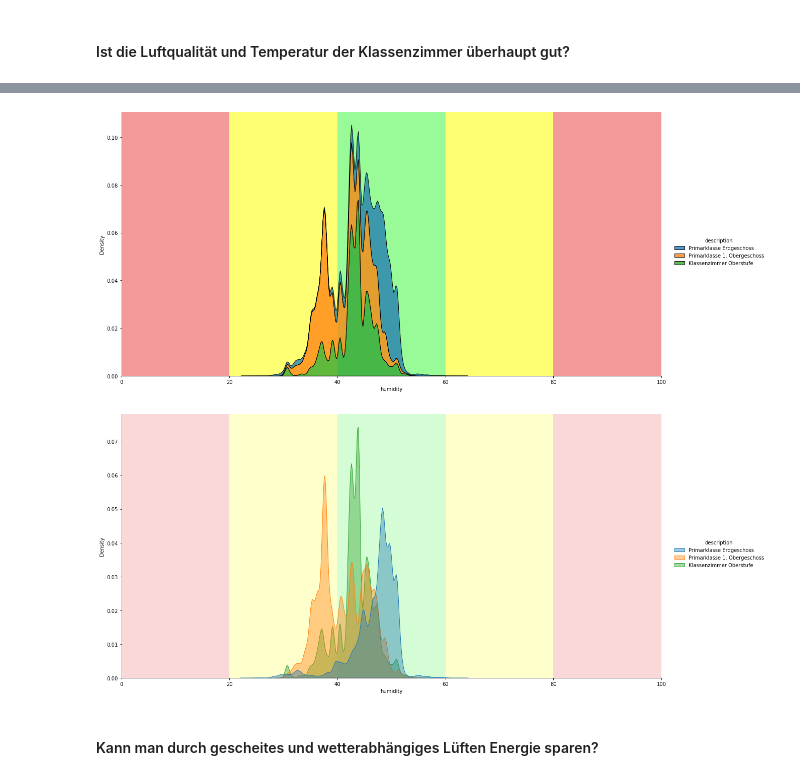
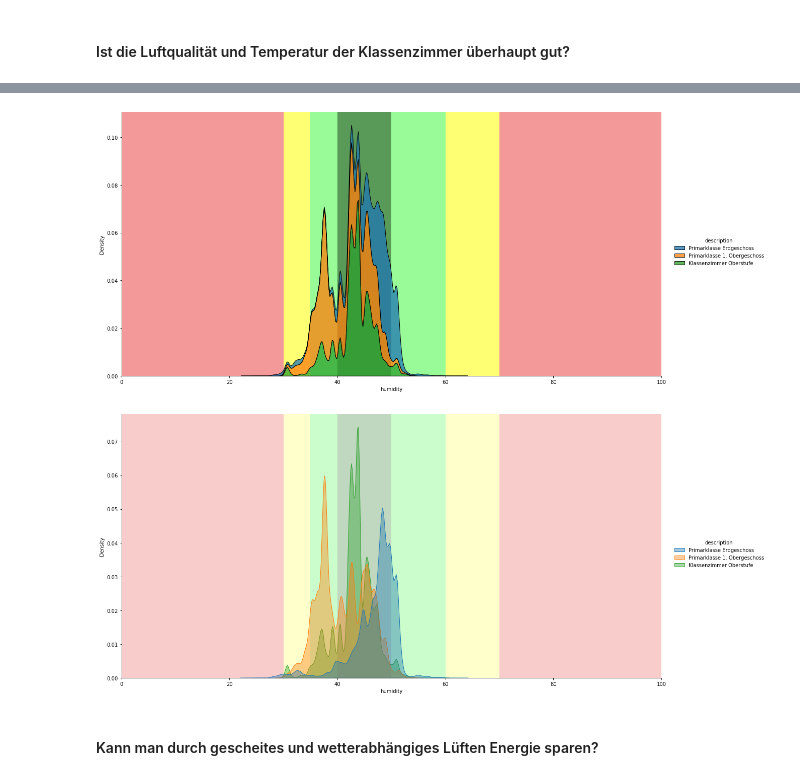
Before and after one commit to Smart-Classroom-Challenge/Data-Evaluation, a Jupyter notebook: data-evaluation.ipynb, the cells around one changed output, grey strips where cells are left out. Drawn from its saved outputs; the diff is of its cells as text; code cells hidden in the pictures.

```diff
--- a/data-evaluation.ipynb
+++ b/data-evaluation.ipynb
@@ -688,30 +704,34 @@ meteo = get_meteo(startDate = "2022-04-21 00:00:00", endDate = "2022-05-12 00:00
 # %%
 sns.displot(data, x = "humidity", kind = "kde", hue = "description", height = 8, aspect = 2, multiple = "stack", zorder = 2)
 plt.xlim(0, 100)
 
-plt.axvspan(0, 20, facecolor = "lightcoral", alpha = 0.8, zorder = 1)
-plt.axvspan(20, 40, facecolor = "yellow", alpha = 0.55, zorder = 1)
-plt.axvspan(40, 60, facecolor = "palegreen", zorder = 1)
-plt.axvspan(60, 80, facecolor = "yellow", alpha = 0.55, zorder = 1)
-plt.axvspan(80, 100, facecolor = "lightcoral", alpha = 0.8, zorder = 1)
+plt.axvspan(0, 30, facecolor = "lightcoral", alpha = 0.8, zorder = 1)
+plt.axvspan(30, 35, facecolor = "yellow", alpha = 0.55, zorder = 1)
+plt.axvspan(35, 40, facecolor = "palegreen", zorder = 1)
+plt.axvspan(40, 50, facecolor = "darkgreen", alpha = 0.65, zorder = 1)
+plt.axvspan(50, 60, facecolor = "palegreen", zorder = 1)
+plt.axvspan(60, 70, facecolor = "yellow", alpha = 0.55, zorder = 1)
+plt.axvspan(70, 100, facecolor = "lightcoral", alpha = 0.8, zorder = 1)
 
 plt.show()
 # %% [output]
-[figure, old version]
+[figure, new version]
 # %%
 sns.displot(data, x = "humidity", kind = "kde", hue = "description",
 height = 8, aspect = 2, zorder = 2, fill = True, alpha = 0.4)
 plt.xlim(0, 100)
 
-plt.axvspan(0, 20, facecolor = "lightcoral", alpha = 0.3, zorder = 1)
-plt.axvspan(20, 40, facecolor = "yellow", alpha = 0.2, zorder = 1)
-plt.axvspan(40, 60, facecolor = "palegreen", alpha = 0.4, zorder = 1)
-plt.axvspan(60, 80, facecolor = "yellow", alpha = 0.2, zorder = 1)
-plt.axvspan(80, 100, facecolor = "lightcoral", alpha = 0.3, zorder = 1)
+plt.axvspan(0, 30, facecolor = "lightcoral", alpha = 0.4, zorder = 1)
+plt.axvspan(30, 35, facecolor = "yellow", alpha = 0.2, zorder = 1)
+plt.axvspan(35, 40, facecolor = "palegreen", alpha = 0.5,zorder = 1)
+plt.axvspan(40, 50, facecolor = "darkgreen", alpha = 0.25, zorder = 1)
+plt.axvspan(50, 60, facecolor = "palegreen", alpha = 0.5,zorder = 1)
+plt.axvspan(60, 70, facecolor = "yellow", alpha = 0.2, zorder = 1)
+plt.axvspan(70, 100, facecolor = "lightcoral", alpha = 0.4, zorder = 1)
 
 plt.show()
 # %% [output]
-[figure, old version]
+[figure, new version]
 # %% [markdown]
 #### Kann man durch gescheites und wetterabhängiges Lüften Energie sparen?
 # %% [markdown]
```
Also changed, not shown: parts of 1 cell of this notebook.
